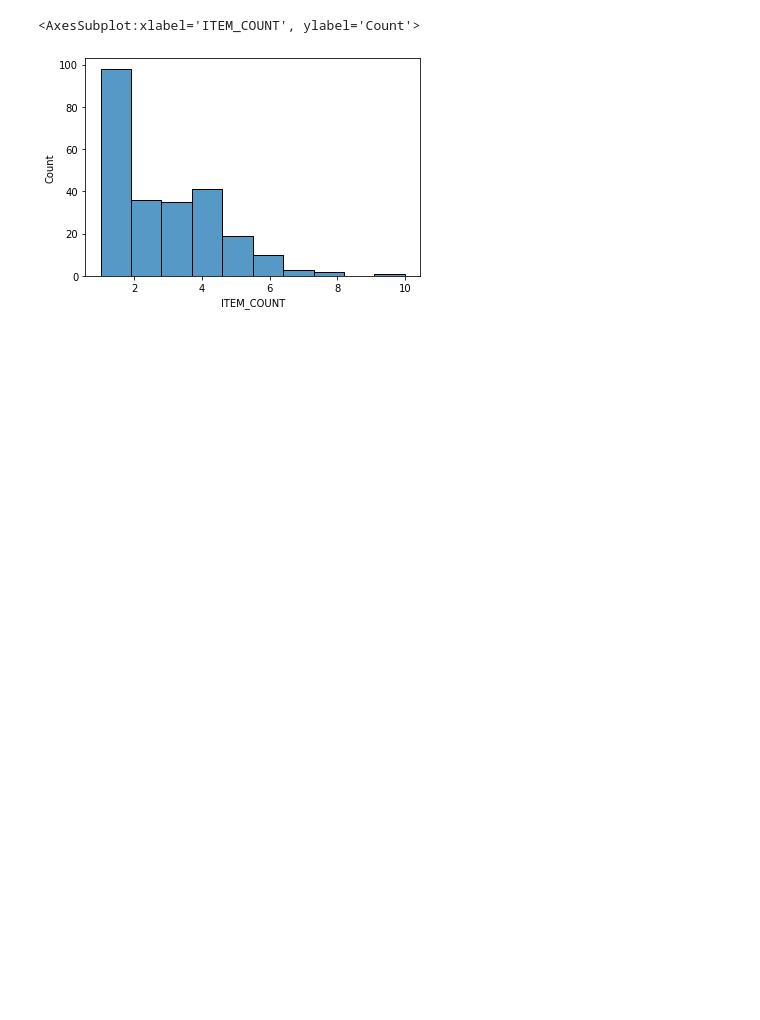
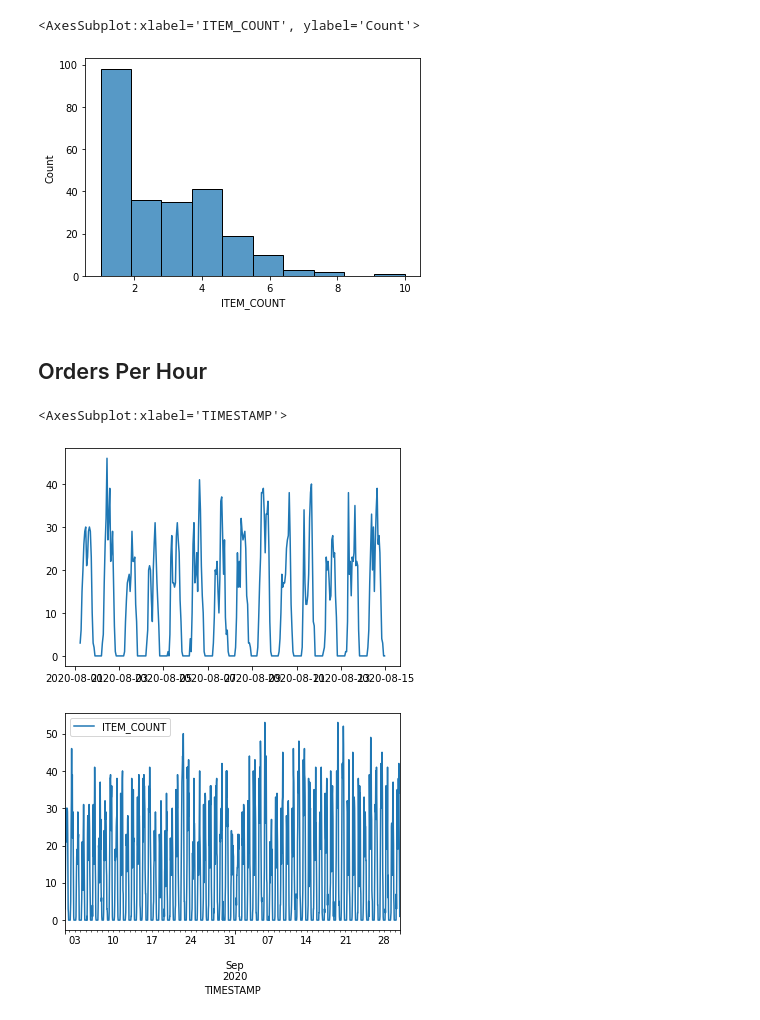
Before and after one commit to dmuiruri/woltorders, a Jupyter notebook: WoltProject.ipynb, the cells around one changed output. Cells and saved outputs as stored; diff of their text form; code cells hidden in the pictures; blank space fills up the shorter version.

```diff
--- a/WoltProject.ipynb
+++ b/WoltProject.ipynb
@@ -114,3 +83,16 @@ sns.histplot(data=data.loc['08/20/2020']['ITEM_COUNT'])
 # %% [output]
 <AxesSubplot:xlabel='ITEM_COUNT', ylabel='Count'>
 [figure]
+# %% [markdown]
+## Orders Per Hour
+# %%
+# Hourly data resampling
+orders_per_hour = data[['ITEM_COUNT']].resample('H').count()
+# d_hourly data[['ITEM_COUNT', 'USER_VENUE_DIST']].resample('H').count()
+fig, ax = plt.subplots()
+ax.plot(orders_per_hour.loc['08/01/2020': '08/14/2020'])
+orders_per_hour.plot()
+# %% [output]
+<AxesSubplot:xlabel='TIMESTAMP'>
+[figure, added]
+[figure, added]
```
Also changed, not shown: parts of 18 cells of this notebook, 1 other file.
